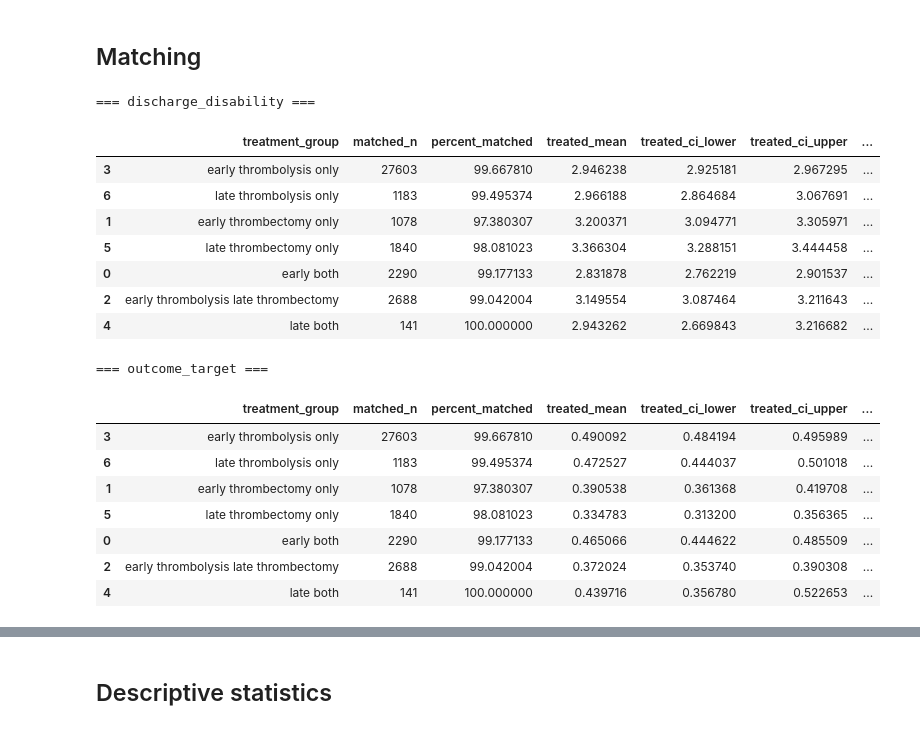
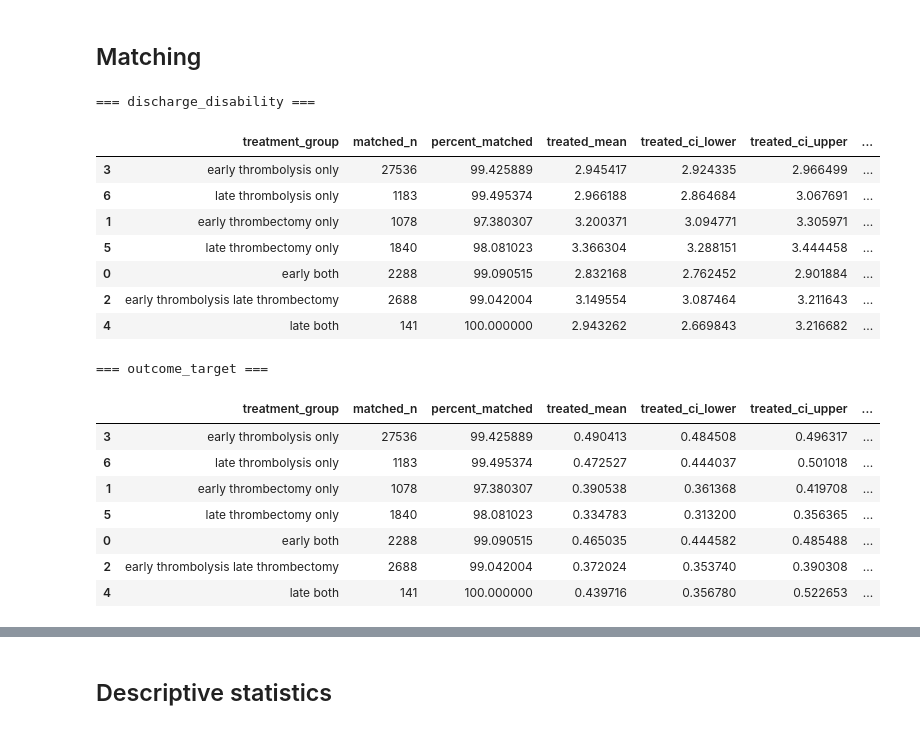
Before and after one commit to samuel-book/samuel-3, a Jupyter notebook: 4_target_trial_emulation/01_non_mild_thrombolysis_thrombectomy_target_trial_good_outcome.ipynb, the cells around one changed output, grey strips where cells are left out. Drawn from its saved outputs; the diff is of its cells as text; code cells hidden in the pictures.

Commit message:
Apply limits to control re-use

```diff
--- a/4_target_trial_emulation/01_non_mild_thrombolysis_thrombectomy_target_trial_good_outcome.ipynb
+++ b/4_target_trial_emulation/01_non_mild_thrombolysis_thrombectomy_target_trial_good_outcome.ipynb
@@ -31,6 +31,7 @@ import statsmodels.api as sm
 prefix = "non_mild_stroke_early_arrival_good_outcome_target_trial"
 MRS_TARGET = 2
 CUTOFF = 270
+MAX_CONTROL_REUSE = 3  # k: maximum number of times each control patient can be used as a match
 # %% [markdown]
 ## Define fields
 # %%
@@ -258,12 +259,15 @@ for group_name in treatment_groups:
 
     if treated_group.empty or untreated_group.empty:
         continue
+    assert untreated_group.index.is_unique, "Control index must be unique to track reuse"
 
     target_treated = []
     target_untreated = []
     count = 0
     matched = 0
     unmatched = 0
+    control_use_counts = {}  # times each control (by index) has been used
+    exhausted_controls = set()  # controls used MAX_CONTROL_REUSE (k) times
 
     while count < len(treated_group):
         # Get a treated patient using the count as index to ensure we sample each treated patient in order
@@ -277,10 +281,20 @@ for group_name in treatment_groups:
                 matching_untreated[feature_name] == treated_row[feature_name]
             ]
 
+        # Remove controls already used MAX_CONTROL_REUSE (k) times
+        if exhausted_controls:
+            matching_untreated = matching_untreated[
+                ~matching_untreated.index.isin(exhausted_controls)
+            ]
+
         if len(matching_untreated) > 0:
             untreated_patient = matching_untreated.sample(
                 n=1, random_state=42 + count
             )
+            control_idx = untreated_patient.index[0]
+            control_use_counts[control_idx] = control_use_counts.get(control_idx, 0) + 1
+            if control_use_counts[control_idx] >= MAX_CONTROL_REUSE:
+                exhausted_controls.add(control_idx)
             target_treated.append(treated_patient)
             target_untreated.append(untreated_patient)
             matched += 1
@@ -391,46 +405,46 @@ row_order = [
     'early_thrombolysis_only',
     'late_thrombolysis_only',
     'early_thrombectomy_only',
     'late_thrombectomy_only',
     'early_both',
     'early_thrombolysis_late_thrombectomy',
     'late_both'
 ]
 
 # Sort summary_df and summary_df_target by row_order
 summary_df["treatment_group"] = pd.Categorical(summary_df["treatment_group"], categories=row_order, ordered=True)
 summary_df = summary_df.sort_values("treatment_group")
 summary_df_target["treatment_group"] = pd.Categorical(summary_df_target["treatment_group"], categories=row_order, ordered=True)
 summary_df_target = summary_df_target.sort_values("treatment_group")
 
 # Replace _ with spaces in treatment_group for better display
 summary_df["treatment_group"] = summary_df["treatment_group"].str.replace("_", " ")
 summary_df_target["treatment_group"] = summary_df_target["treatment_group"].str.replace("_", " ")
 
 print("=== discharge_disability ===")
 display(summary_df)
 print("=== outcome_target ===")
 display(summary_df_target)
 
 # Save to CSV
 summary_df.to_csv(f"./output/{prefix}_summary_discharge_disability.csv", index=False)
 summary_df_target.to_csv(f"./output/{prefix}_summary.csv", index=False)
 # %% [output]
 === discharge_disability ===
 |  | treatment_group | matched_n | percent_matched | treated_mean | treated_ci_lower | treated_ci_upper | ... |
-| 3 | early thrombolysis only | 27603 | 99.667810 | 2.946238 | 2.925181 | 2.967295 | ... |
+| 3 | early thrombolysis only | 27536 | 99.425889 | 2.945417 | 2.924335 | 2.966499 | ... |
 | 6 | late thrombolysis only | 1183 | 99.495374 | 2.966188 | 2.864684 | 3.067691 | ... |
 | 1 | early thrombectomy only | 1078 | 97.380307 | 3.200371 | 3.094771 | 3.305971 | ... |
 | 5 | late thrombectomy only | 1840 | 98.081023 | 3.366304 | 3.288151 | 3.444458 | ... |
-| 0 | early both | 2290 | 99.177133 | 2.831878 | 2.762219 | 2.901537 | ... |
+| 0 | early both | 2288 | 99.090515 | 2.832168 | 2.762452 | 2.901884 | ... |
 | 2 | early thrombolysis late thrombectomy | 2688 | 99.042004 | 3.149554 | 3.087464 | 3.211643 | ... |
 | 4 | late both | 141 | 100.000000 | 2.943262 | 2.669843 | 3.216682 | ... |
 === outcome_target ===
 |  | treatment_group | matched_n | percent_matched | treated_mean | treated_ci_lower | treated_ci_upper | ... |
-| 3 | early thrombolysis only | 27603 | 99.667810 | 0.490092 | 0.484194 | 0.495989 | ... |
+| 3 | early thrombolysis only | 27536 | 99.425889 | 0.490413 | 0.484508 | 0.496317 | ... |
 | 6 | late thrombolysis only | 1183 | 99.495374 | 0.472527 | 0.444037 | 0.501018 | ... |
 | 1 | early thrombectomy only | 1078 | 97.380307 | 0.390538 | 0.361368 | 0.419708 | ... |
 | 5 | late thrombectomy only | 1840 | 98.081023 | 0.334783 | 0.313200 | 0.356365 | ... |
-| 0 | early both | 2290 | 99.177133 | 0.465066 | 0.444622 | 0.485509 | ... |
+| 0 | early both | 2288 | 99.090515 | 0.465035 | 0.444582 | 0.485488 | ... |
 | 2 | early thrombolysis late thrombectomy | 2688 | 99.042004 | 0.372024 | 0.353740 | 0.390308 | ... |
 | 4 | late both | 141 | 100.000000 | 0.439716 | 0.356780 | 0.522653 | ... |
```
Also changed, not shown: parts of 5 cells of this notebook, 1 other file.
